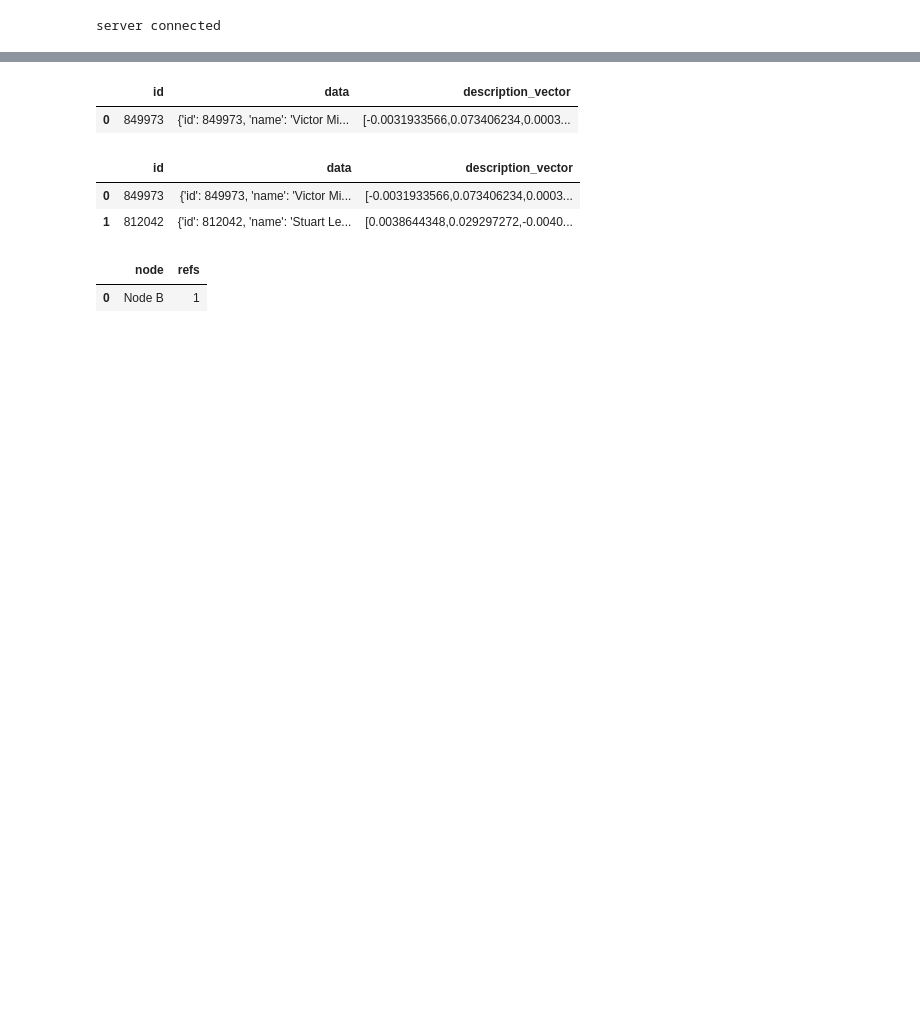
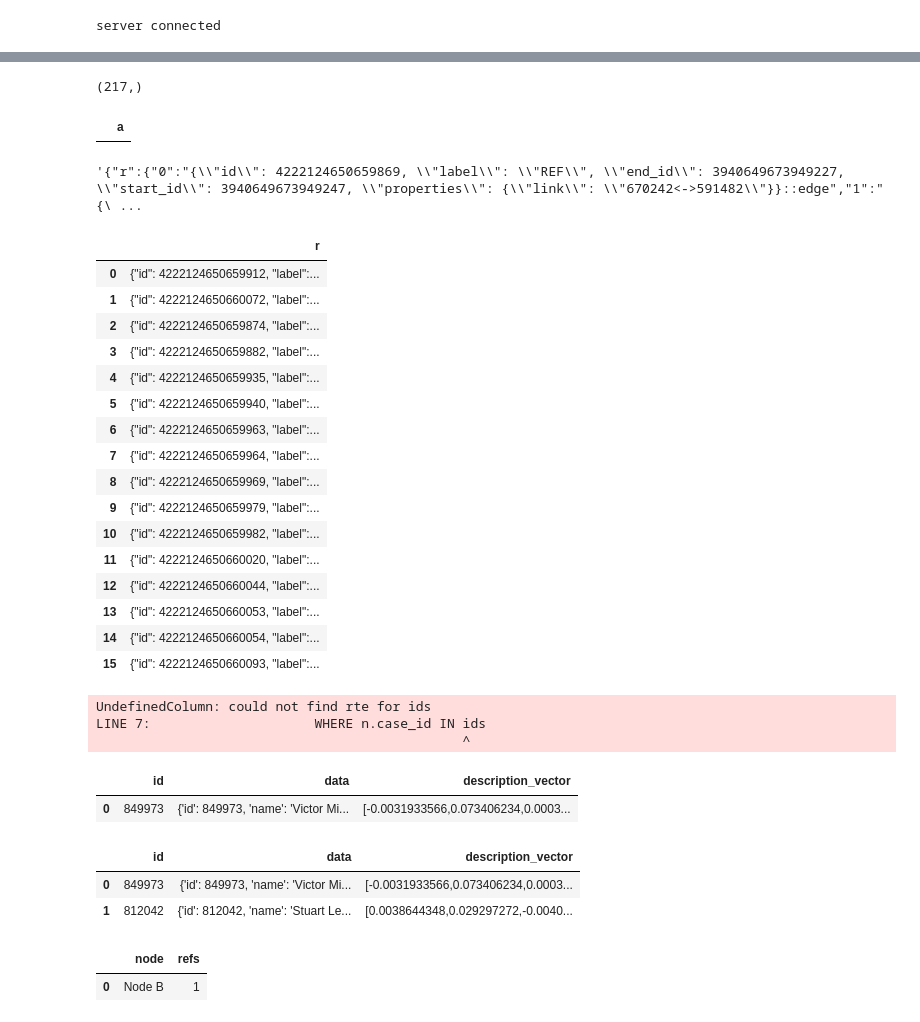
Before and after one commit to rioriost/graphrag-legalcases-postgres, a Jupyter notebook: playground/mluk_graph.ipynb, the cells around one changed output, grey strips where cells are left out. Cells and saved outputs as stored; diff of their text form; code cells hidden in the pictures; blank space fills up the shorter version.

```diff
--- a/playground/mluk_graph.ipynb
+++ b/playground/mluk_graph.ipynb
@@ -55,0 +135,5 @@ with conn.cursor() as cur:
+# %%
+unique_ids = pd.concat([df['id_to'], df['id_from']]).unique()
+unique_ids.shape
+# %% [output]
+(217,)
@@ -55,0 +160,10 @@ with conn.cursor() as cur:
+# %%
+exec("""SELECT *
+            FROM cypher('case_graph', $$
+                MATCH (a:case), (b:case)
+                WHERE a.case_id = 670242 AND b.case_id = 591482
+                RETURN a
+            $$) as (a agtype);
+     """)
+# %% [output]
+|  | a |
@@ -56,3 +172,54 @@ with conn.cursor() as cur:
+# %%
+exec("""
+        SELECT * from cypher('case_graph', $$
+                    MATCH ()-[r]->()
+                    RETURN r
+                $$) as (r agtype);
+     """).to_json()
+# %% [output]
+'{"r":{"0":"{\\"id\\": 4222124650659869, \\"label\\": \\"REF\\", \\"end_id\\": 3940649673949227, \\"start_id\\": 3940649673949247, \\"properties\\": {\\"link\\": \\"670242<->591482\\"}}::edge","1":"{\ ...
+# %%
+exec("""
+        SELECT * from cypher('case_graph', $$
+                    MATCH ()-[r]->(n)
+                    WHERE n.case_id IN ['782330', '615468']
+                    RETURN r
+                $$) as (r agtype);
+     """)
+# %% [output]
+|  | r |
+| 0 | {"id": 4222124650659912, "label":... |
+| 1 | {"id": 4222124650660072, "label":... |
+| 2 | {"id": 4222124650659874, "label":... |
+| 3 | {"id": 4222124650659882, "label":... |
+| 4 | {"id": 4222124650659935, "label":... |
+| 5 | {"id": 4222124650659940, "label":... |
+| 6 | {"id": 4222124650659963, "label":... |
+| 7 | {"id": 4222124650659964, "label":... |
+| 8 | {"id": 4222124650659969, "label":... |
+| 9 | {"id": 4222124650659979, "label":... |
+| 10 | {"id": 4222124650659982, "label":... |
+| 11 | {"id": 4222124650660020, "label":... |
+| 12 | {"id": 4222124650660044, "label":... |
+| 13 | {"id": 4222124650660053, "label":... |
+| 14 | {"id": 4222124650660054, "label":... |
+| 15 | {"id": 4222124650660093, "label":... |
+# %%
+### Query graph
+exec("""
+        WITH ids AS (
+            SELECT * FROM (VALUES ('782330'), ('615468')) AS case_ids(id)
+        )
+        SELECT * from ids, cypher('case_graph', $$
+                    MATCH ()-[r]->(n)
+                    WHERE n.case_id IN ids
+                    RETURN n.case_id, COUNT(r) AS refs
+                $$) as (id TEXT, refs BIGINT);
+     """)
+# %% [output]
+UndefinedColumn: could not find rte for ids
+LINE 7:                     WHERE n.case_id IN ids
+                                               ^
 # %%
 query = "SELECT * FROM cases WHERE id = %s AND data->> 'id' = %s"
 params = ('849973', '849973')
```
Also changed, not shown: parts of 12 cells of this notebook, 6 other files.
